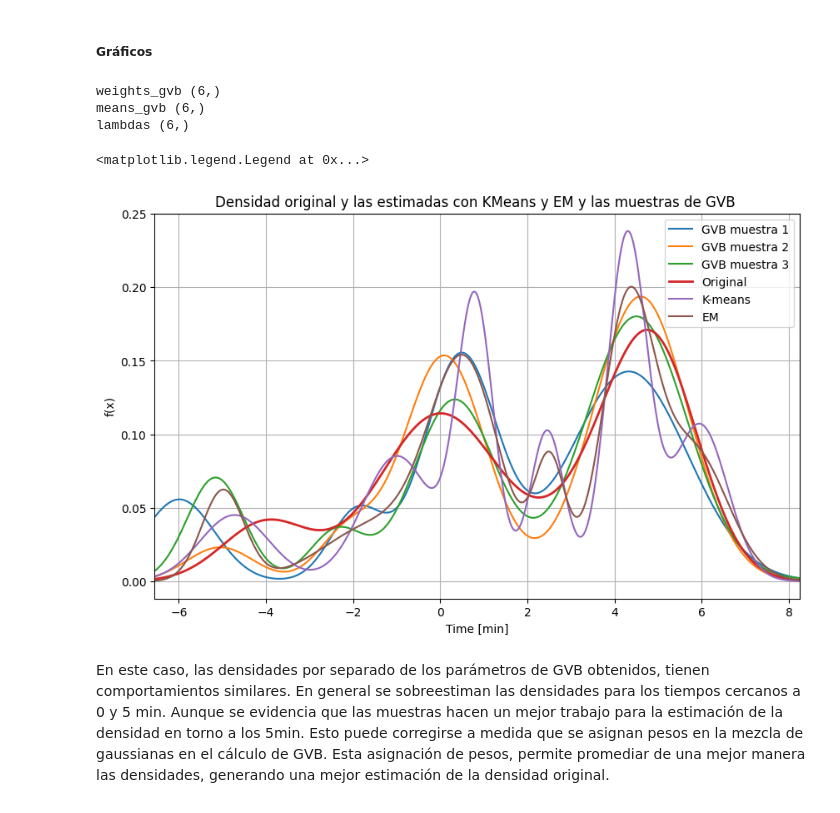
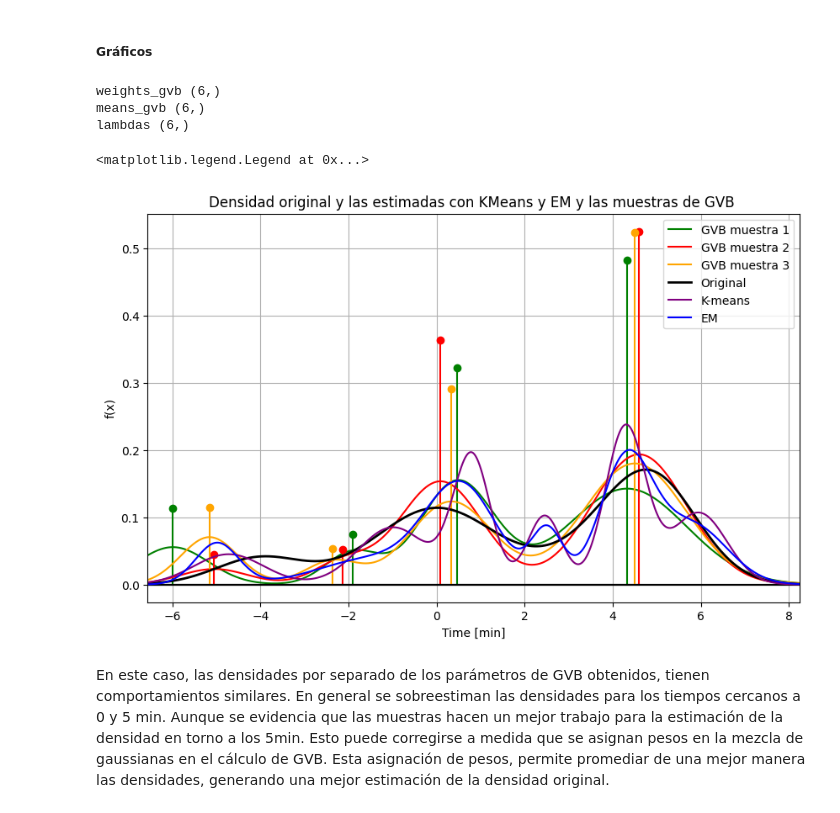
Before and after one commit to Jsar9/Signal-Processing-Workshop, a Jupyter notebook: TPs/TP10/TP10_SARMIENTO_104241.ipynb, the cells around one changed output. Drawn from its saved outputs; the diff is of its cells as text; code cells hidden in the pictures.

Commit message:
'cambios en graficos GVB - faltan los ultimos 2 '

```diff
--- a/TPs/TP10/TP10_SARMIENTO_104241.ipynb
+++ b/TPs/TP10/TP10_SARMIENTO_104241.ipynb
@@ -713,7 +777,7 @@ class GVB:
 
     # Esta función actualiza el paso M, retorna un diccionario con los parámetros actualizados
     # Se pasa gamma_ik como parámetro por legibilidad del código en el bucle principal del entrenamiento
-    def __update_M_step_params(self, X, gamma_ik):
+    def __update_params(self, X, gamma_ik):
 
         K = gamma_ik.shape[1] # K = 6
 
@@ -765,7 +829,7 @@ class GVB:
 
     # Función privada para el cálculo del paso E.
     # Se pasa por parámetro los parámetros actualizados del modelo por legibilidad del código.
-    def __update_E_step_gamma(self, X, params_star):
+    def __update_gamma(self, X, params_star):
 
         alpha_k_star = params_star['alpha_k_star']
         m_k_star = params_star['m_k_star']
@@ -809,11 +873,11 @@ class GVB:
 
             # Se actualizan los parámetros de Maximización - Paso M
             # Se pasa gamma_ik de forma explícita por claridad del código
-            params_star = self.__update_M_step_params (X, self.gamma_ik)
+            params_star = self.__update_params (X, self.gamma_ik)
 
             # Se actualizan las responsabilidades - Paso E
             # Se pasa params_star por claridad del codigo
-            self.gamma_ik = self.__update_E_step_gamma(X, params_star)
+            self.gamma_ik = self.__update_gamma(X, params_star)
 
             # Se calcula la el error promedio entre las responsabilidades, para analizar si el algoritmo converge
             diff = np.sum(np.abs(self.gamma_ik - old_gamma_ik)) / X.shape[0]
@@ -902,43 +966,68 @@ n_pdf = 500
 # Se generan los tiempos en min para la pdf
 x_plot = np.linspace(np.min(X)-1 , np.max(X)+1 ,n_pdf)
 
+###### GRAFICOS
+
+vlines1 = [original_means[0], original_means[1], 4.75]
+vlines2 = means_kmeans.tolist()
+vlines3 = [5.8,4.3,-1.5,2.5,0.6,-4.98] #EM
+
+
+color1 = 'black'
+color2 = 'purple'
+color3 = 'blue'
 
 plt.figure(figsize=(10,6))
+
+vlines_gvb = []
+stem_gvb = []
+colors = ['green','red','orange']
 
 for s in range(3):
 
     # Se calculan los parámetros con el GVB entrenado
     weights_gvb, means_gvb, lambdas = gvb_model.sample_parameters()
     stds = np.sqrt(1/lambdas)
 
     if s==1 :
         print('weights_gvb', weights_gvb.shape)
         print('means_gvb', means_gvb.shape)
         print('lambdas', lambdas.shape)
 
     # Se obtiene la pdf de cada componente, resultando en una matriz de (500,K)
     comp_pdfs = gaussian_pdf_gvb(x_plot, mean=means_gvb, std=stds)
 
     # Se mezclan las componentes, generando un array de (500,)
     pdf_sample = comp_pdfs @ weights_gvb  # shapes: (500,K) x (K,)
 
-    plt.plot(x_plot, pdf_sample, label=f"GVB muestra {s+1}")
+    plt.plot(x_plot, pdf_sample, label=f"GVB muestra {s+1}",color=colors[s])
+    markerline, stemlines, baseline = plt.stem(means_gvb, weights_gvb)
+    plt.setp(markerline, color=colors[s])   # color del marcador
+    plt.setp(stemlines, color=colors[s])    # color de las líneas verticales
+    plt.setp(baseline, color='k')           # opcional: color de la base
 
-plt.plot(x_plot, pdf_original, label='Original', linewidth=2)
-plt.plot(x_plot, pdf_kmeans, label='K-means')
-plt.plot(x_plot, pdf_em, label='EM')
+
+plt.plot(x_plot, pdf_original, label='Original', linewidth=2, color =color1)
+plt.plot(x_plot, pdf_kmeans, label='K-means', color =color2)
+plt.plot(x_plot, pdf_em, label='EM', color =color3)
+
+
+
+
+
+
 plt.xlim([np.min(x_plot), np.max(x_plot)])
 plt.title('Densidad original y las estimadas con KMeans y EM y las muestras de GVB ')
 plt.xlabel('Time [min]')
 plt.ylabel('f(x)')
 plt.grid()
 plt.legend()
 # %% [output]
 weights_gvb (6,)
 means_gvb (6,)
 lambdas (6,)
 <matplotlib.legend.Legend at 0x...>
-[figure, old version]
+[figure, new version]
 # %% [markdown]
 En este caso, las densidades por separado de los parámetros de GVB obtenidos, tienen comportamientos similares. En general se sobreestiman las densidades para los tiempos cercanos a 0 y 5 min. Aunque se evidencia que las muestras hacen un mejor trabajo para la estimación de la densidad en torno a los 5min. Esto puede corregirse a medida que se asignan pesos en la mezcla de gaussianas en el cálculo de GVB. Esta asignación de pesos, permite promediar de una mejor manera las densidades, generando una mejor estimación de la densidad original.
 # %% [markdown]
```
Also changed, not shown: parts of 3 cells of this notebook.
